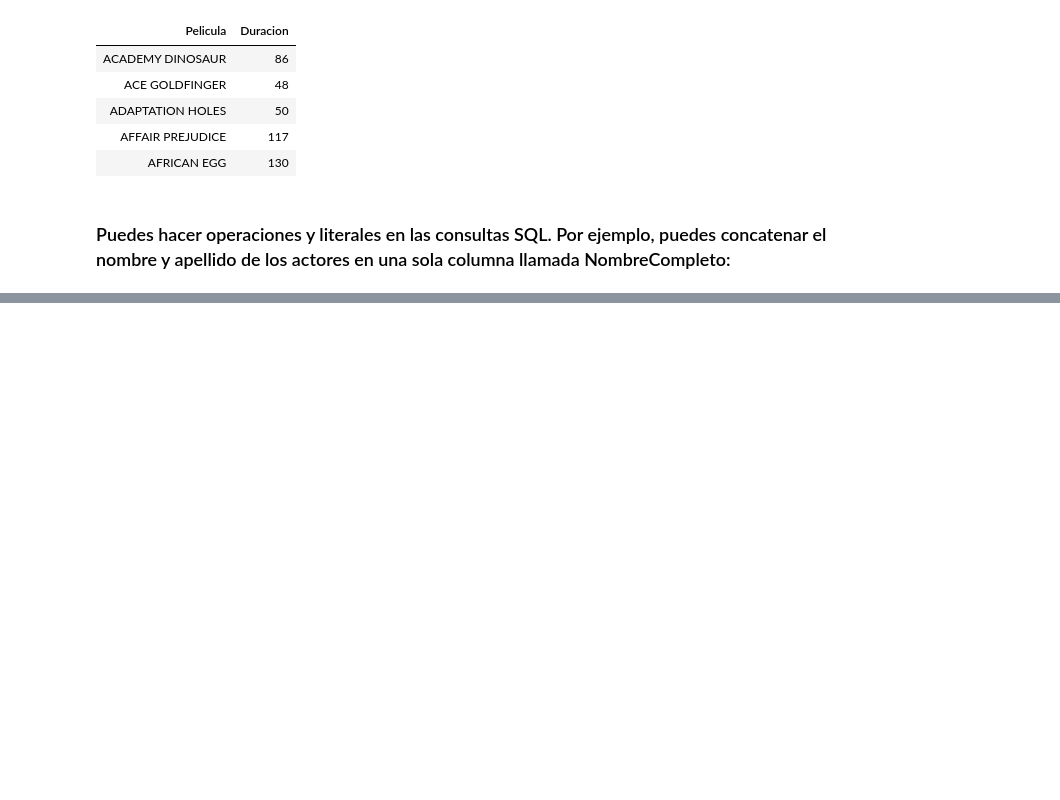
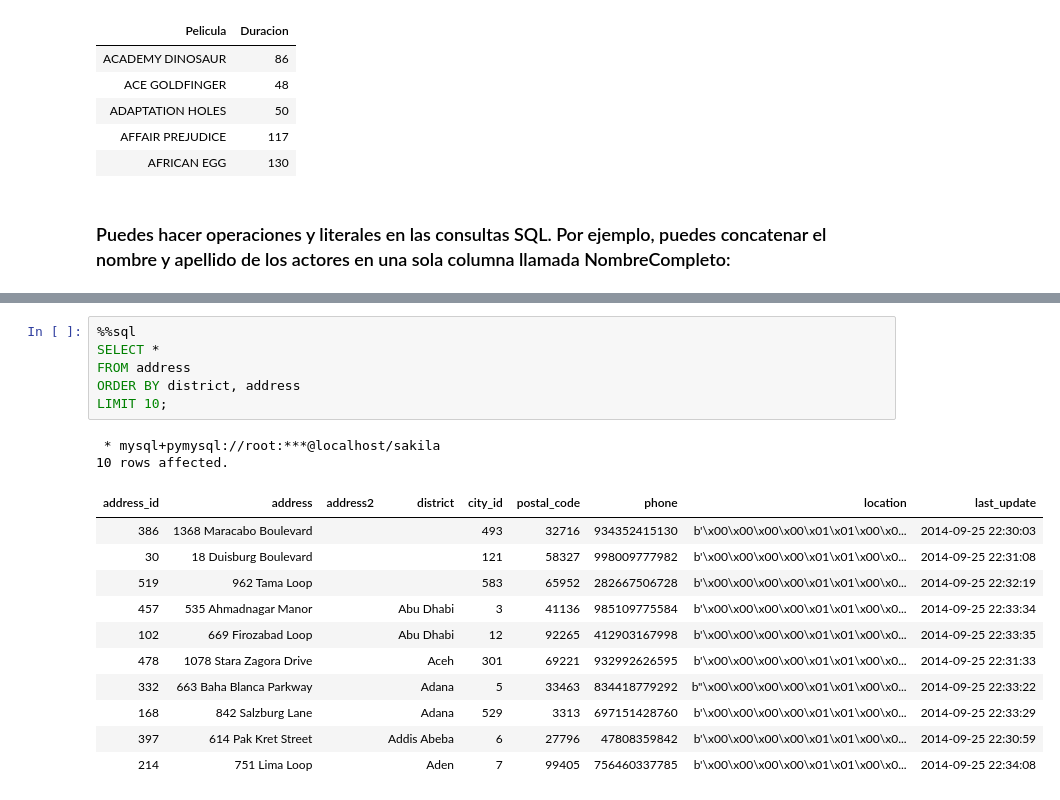
Before and after one commit to oscarenav/Curso_SQL, a Jupyter notebook: 001 SELECT.ipynb, the cells around one changed output, grey strips where cells are left out. Saved outputs shown, nothing was run; the diff lists cells and outputs as text; blank space fills up the shorter version.

```diff
--- a/001 SELECT.ipynb
+++ b/001 SELECT.ipynb
@@ -44,0 +379,20 @@ LIMIT 5;
+# %%
+%%sql
+SELECT *
+FROM address
+ORDER BY district, address
+LIMIT 10;
+# %% [output]
+ * mysql+pymysql://root:***@localhost/sakila
+10 rows affected.
+| address_id | address | address2 | district | city_id | postal_code | phone | location | last_update |
+| 386 | 1368 Maracabo Boulevard |  |  | 493 | 32716 | 934352415130 | b'\x00\x00\x00\x00\x01\x01\x00\x0... | 2014-09-25 22:30:03 |
+| 30 | 18 Duisburg Boulevard |  |  | 121 | 58327 | 998009777982 | b'\x00\x00\x00\x00\x01\x01\x00\x0... | 2014-09-25 22:31:08 |
+| 519 | 962 Tama Loop |  |  | 583 | 65952 | 282667506728 | b'\x00\x00\x00\x00\x01\x01\x00\x0... | 2014-09-25 22:32:19 |
+| 457 | 535 Ahmadnagar Manor |  | Abu Dhabi | 3 | 41136 | 985109775584 | b'\x00\x00\x00\x00\x01\x01\x00\x0... | 2014-09-25 22:33:34 |
+| 102 | 669 Firozabad Loop |  | Abu Dhabi | 12 | 92265 | 412903167998 | b'\x00\x00\x00\x00\x01\x01\x00\x0... | 2014-09-25 22:33:35 |
+| 478 | 1078 Stara Zagora Drive |  | Aceh | 301 | 69221 | 932992626595 | b'\x00\x00\x00\x00\x01\x01\x00\x0... | 2014-09-25 22:31:33 |
+| 332 | 663 Baha Blanca Parkway |  | Adana | 5 | 33463 | 834418779292 | b"\x00\x00\x00\x00\x01\x01\x00\x0... | 2014-09-25 22:33:22 |
+| 168 | 842 Salzburg Lane |  | Adana | 529 | 3313 | 697151428760 | b'\x00\x00\x00\x00\x01\x01\x00\x0... | 2014-09-25 22:33:29 |
+| 397 | 614 Pak Kret Street |  | Addis Abeba | 6 | 27796 | 47808359842 | b'\x00\x00\x00\x00\x01\x01\x00\x0... | 2014-09-25 22:30:59 |
+| 214 | 751 Lima Loop |  | Aden | 7 | 99405 | 756460337785 | b'\x00\x00\x00\x00\x01\x01\x00\x0... | 2014-09-25 22:34:08 |
```
Also changed, not shown: parts of 21 cells of this notebook, 4 other files.
